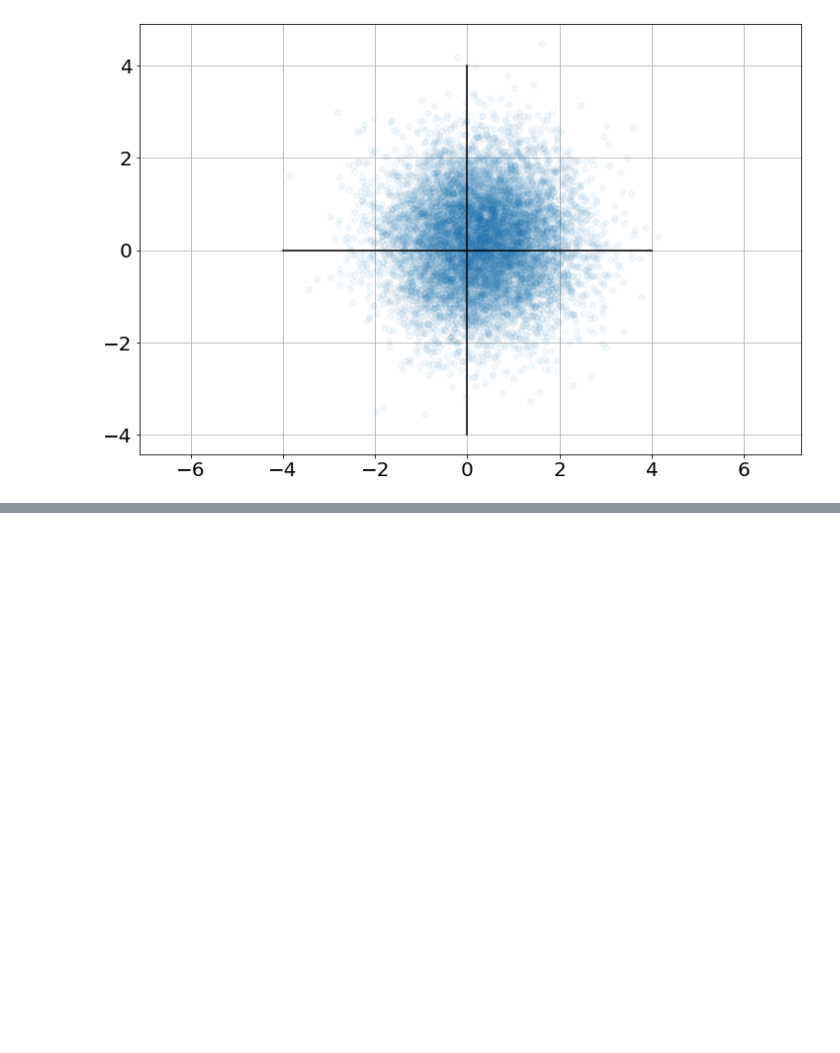
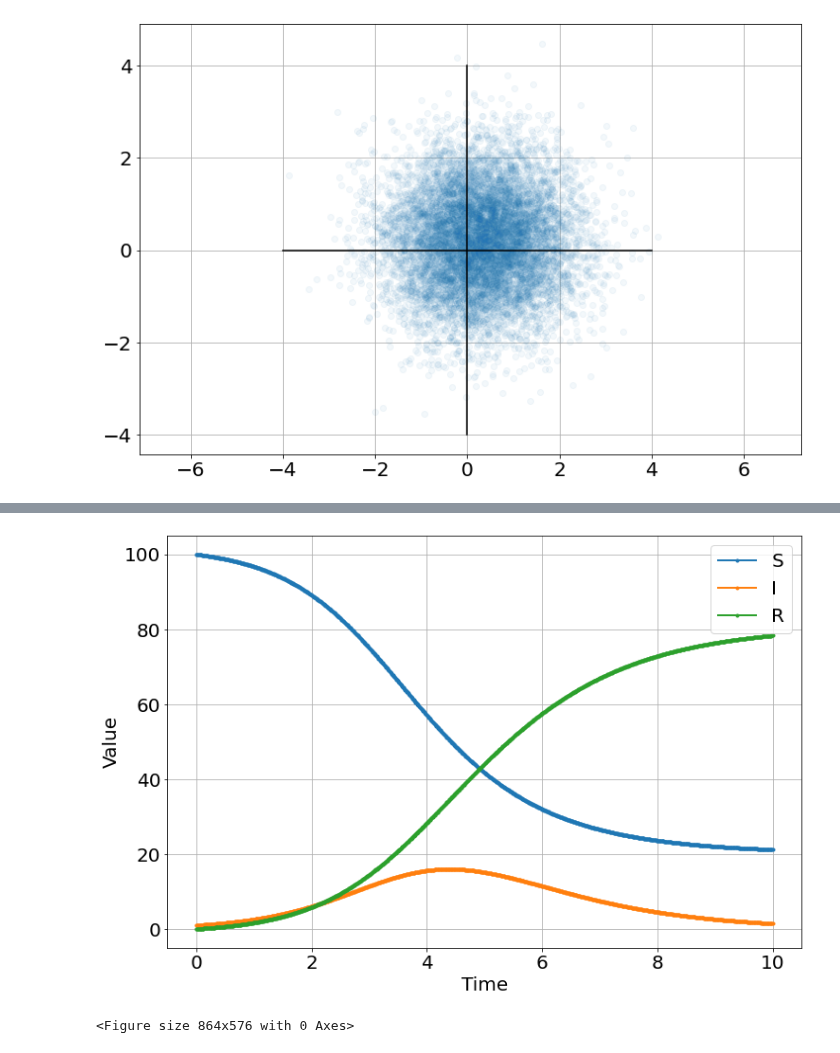
Before and after one commit to bblais/Computer-Programming-for-the-Sciences-Spring-2022, a Jupyter notebook: Sprint #3 - Parameter Fitting and Scientific Questions/2022-04-05 Class.ipynb, the cells around one changed output, grey strips where cells are left out. Cells and saved outputs as stored; diff of their text form; code cells hidden in the pictures; blank space fills up the shorter version.

```diff
--- a/Sprint #3 - Parameter Fitting and Scientific Questions/2022-04-05 Class.ipynb
+++ b/Sprint #3 - Parameter Fitting and Scientific Questions/2022-04-05 Class.ipynb
@@ -95,0 +139,10 @@ axis('equal')
+# %%
+sim=Simulation()
+sim.add("S' = -β*S*I/N",100,plot=1)
+sim.add("I' = +β*S*I/N - γ*I",1,plot=1)
+sim.add("R' = +γ*I",0,plot=1)
+sim.params(β=2,γ=1,N=101)
+sim.run(10)
+# %% [output]
+[figure, added]
+<Figure size 864x576 with 0 Axes>
```
Also changed, not shown: parts of 10 cells of this notebook, 4 other files.
